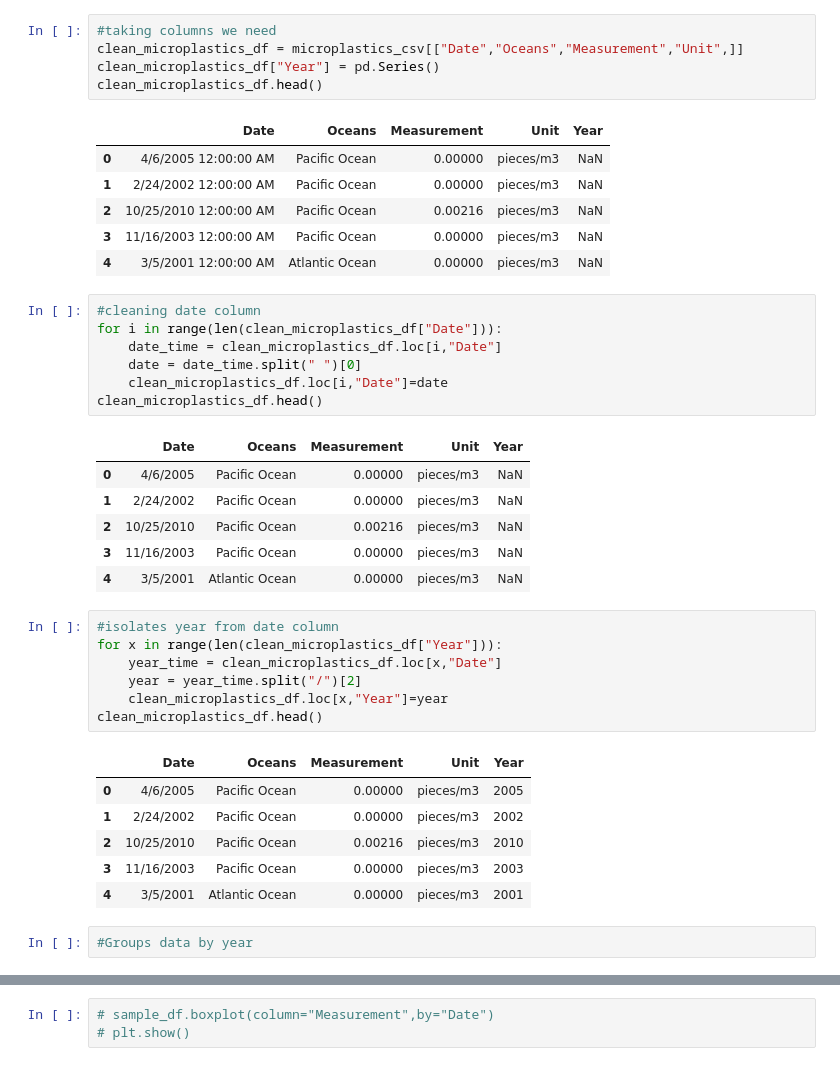
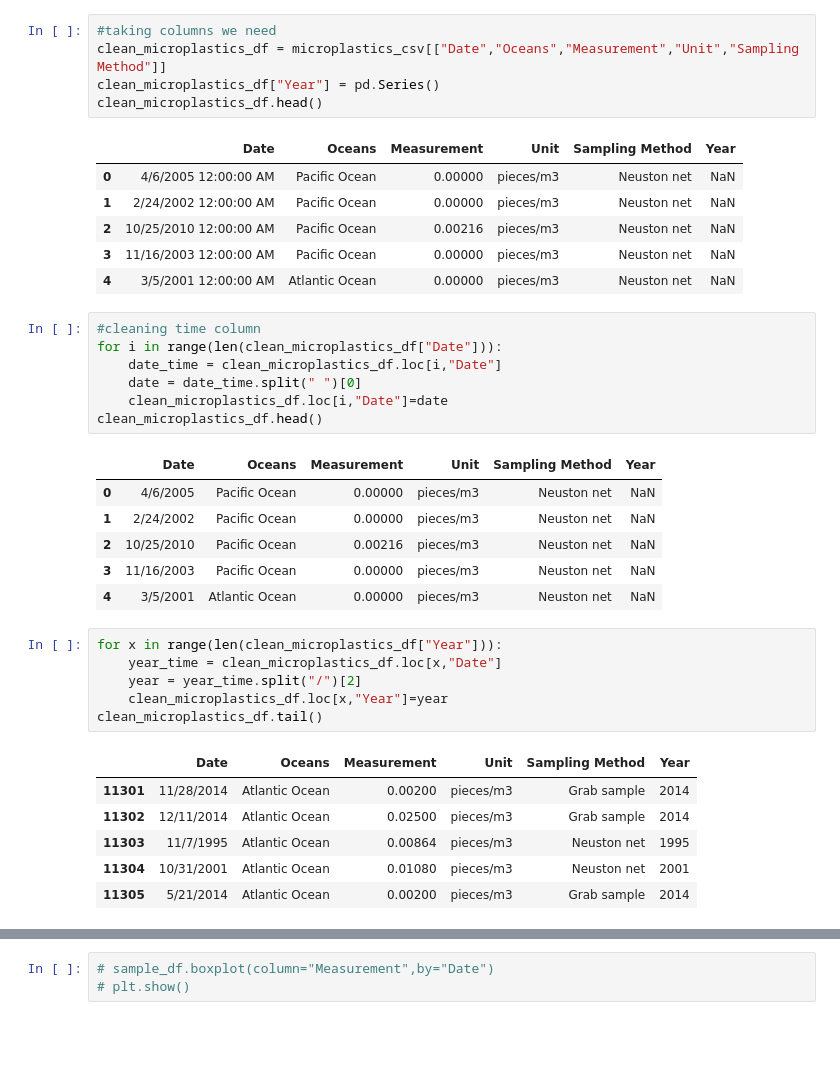
Before and after one commit to emalaki/Project-1, a Jupyter notebook: aa-notebook.ipynb, the cells around one changed output, grey strips where cells are left out. Saved outputs shown, nothing was run; the diff lists cells and outputs as text; blank space fills up the shorter version.

```diff
--- a/aa-notebook.ipynb
+++ b/aa-notebook.ipynb
@@ -26,43 +28,40 @@ microplastics_csv.head()
 5 rows × 26 columns
 # %%
 #taking columns we need
-clean_microplastics_df = microplastics_csv[["Date","Oceans","Measurement","Unit",]]
+clean_microplastics_df = microplastics_csv[["Date","Oceans","Measurement","Unit","Sampling Method"]]
 clean_microplastics_df["Year"] = pd.Series()
 clean_microplastics_df.head()
 # %% [output]
-|  | Date | Oceans | Measurement | Unit | Year |
-| 0 | 4/6/2005 12:00:00 AM | Pacific Ocean | 0.00000 | pieces/m3 | NaN |
-| 1 | 2/24/2002 12:00:00 AM | Pacific Ocean | 0.00000 | pieces/m3 | NaN |
-| 2 | 10/25/2010 12:00:00 AM | Pacific Ocean | 0.00216 | pieces/m3 | NaN |
-| 3 | 11/16/2003 12:00:00 AM | Pacific Ocean | 0.00000 | pieces/m3 | NaN |
-| 4 | 3/5/2001 12:00:00 AM | Atlantic Ocean | 0.00000 | pieces/m3 | NaN |
+|  | Date | Oceans | Measurement | Unit | Sampling Method | Year |
+| 0 | 4/6/2005 12:00:00 AM | Pacific Ocean | 0.00000 | pieces/m3 | Neuston net | NaN |
+| 1 | 2/24/2002 12:00:00 AM | Pacific Ocean | 0.00000 | pieces/m3 | Neuston net | NaN |
+| 2 | 10/25/2010 12:00:00 AM | Pacific Ocean | 0.00216 | pieces/m3 | Neuston net | NaN |
+| 3 | 11/16/2003 12:00:00 AM | Pacific Ocean | 0.00000 | pieces/m3 | Neuston net | NaN |
+| 4 | 3/5/2001 12:00:00 AM | Atlantic Ocean | 0.00000 | pieces/m3 | Neuston net | NaN |
 # %%
-#cleaning date column
+#cleaning time column
 for i in range(len(clean_microplastics_df["Date"])):
     date_time = clean_microplastics_df.loc[i,"Date"]
     date = date_time.split(" ")[0]
     clean_microplastics_df.loc[i,"Date"]=date
 clean_microplastics_df.head()
 # %% [output]
-|  | Date | Oceans | Measurement | Unit | Year |
-| 0 | 4/6/2005 | Pacific Ocean | 0.00000 | pieces/m3 | NaN |
-| 1 | 2/24/2002 | Pacific Ocean | 0.00000 | pieces/m3 | NaN |
-| 2 | 10/25/2010 | Pacific Ocean | 0.00216 | pieces/m3 | NaN |
-| 3 | 11/16/2003 | Pacific Ocean | 0.00000 | pieces/m3 | NaN |
-| 4 | 3/5/2001 | Atlantic Ocean | 0.00000 | pieces/m3 | NaN |
+|  | Date | Oceans | Measurement | Unit | Sampling Method | Year |
+| 0 | 4/6/2005 | Pacific Ocean | 0.00000 | pieces/m3 | Neuston net | NaN |
+| 1 | 2/24/2002 | Pacific Ocean | 0.00000 | pieces/m3 | Neuston net | NaN |
+| 2 | 10/25/2010 | Pacific Ocean | 0.00216 | pieces/m3 | Neuston net | NaN |
+| 3 | 11/16/2003 | Pacific Ocean | 0.00000 | pieces/m3 | Neuston net | NaN |
+| 4 | 3/5/2001 | Atlantic Ocean | 0.00000 | pieces/m3 | Neuston net | NaN |
 # %%
-#isolates year from date column
 for x in range(len(clean_microplastics_df["Year"])):
     year_time = clean_microplastics_df.loc[x,"Date"]
     year = year_time.split("/")[2]
     clean_microplastics_df.loc[x,"Year"]=year
-clean_microplastics_df.head()
+clean_microplastics_df.tail()
 # %% [output]
-|  | Date | Oceans | Measurement | Unit | Year |
-| 0 | 4/6/2005 | Pacific Ocean | 0.00000 | pieces/m3 | 2005 |
-| 1 | 2/24/2002 | Pacific Ocean | 0.00000 | pieces/m3 | 2002 |
-| 2 | 10/25/2010 | Pacific Ocean | 0.00216 | pieces/m3 | 2010 |
-| 3 | 11/16/2003 | Pacific Ocean | 0.00000 | pieces/m3 | 2003 |
-| 4 | 3/5/2001 | Atlantic Ocean | 0.00000 | pieces/m3 | 2001 |
+|  | Date | Oceans | Measurement | Unit | Sampling Method | Year |
+| 11301 | 11/28/2014 | Atlantic Ocean | 0.00200 | pieces/m3 | Grab sample | 2014 |
+| 11302 | 12/11/2014 | Atlantic Ocean | 0.02500 | pieces/m3 | Grab sample | 2014 |
+| 11303 | 11/7/1995 | Atlantic Ocean | 0.00864 | pieces/m3 | Neuston net | 1995 |
+| 11304 | 10/31/2001 | Atlantic Ocean | 0.01080 | pieces/m3 | Neuston net | 2001 |
+| 11305 | 5/21/2014 | Atlantic Ocean | 0.00200 | pieces/m3 | Grab sample | 2014 |
-# %%
-#Groups data by year
```
Also changed, not shown: parts of 12 cells of this notebook.
